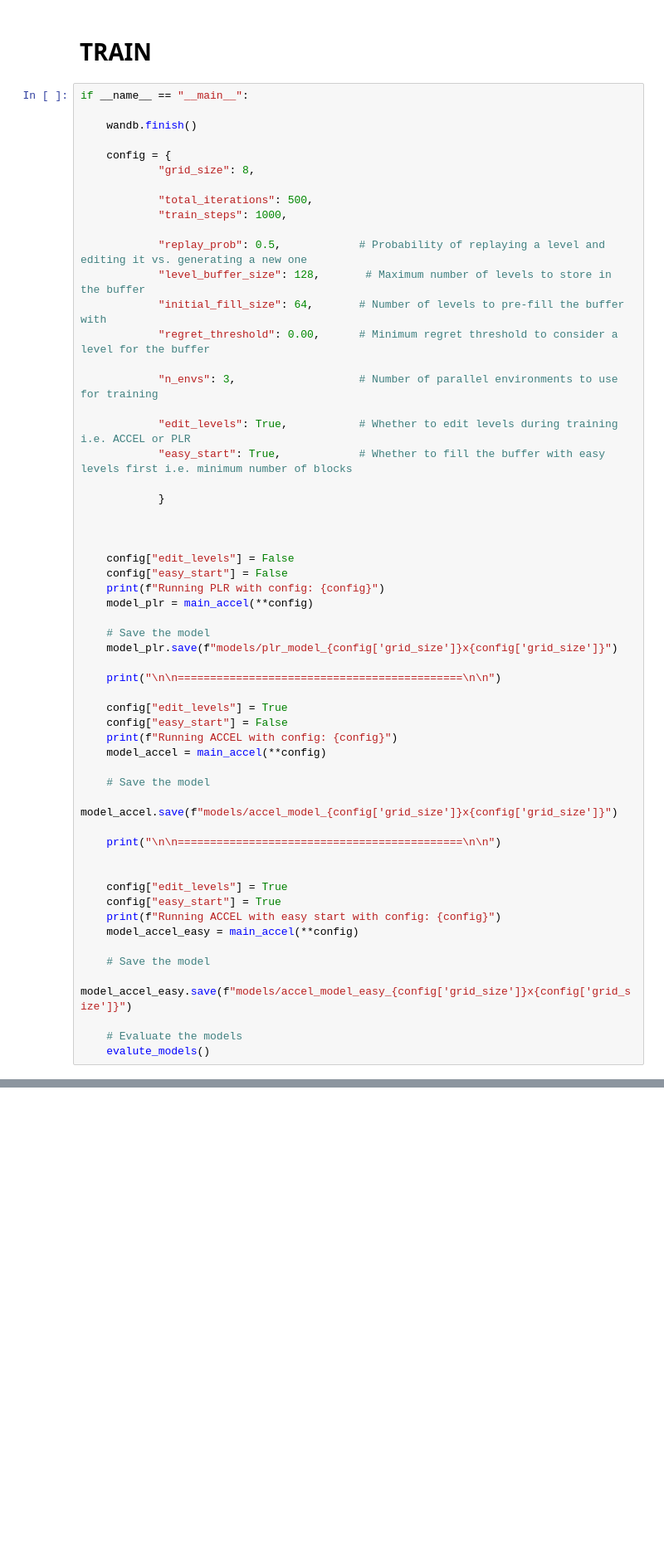
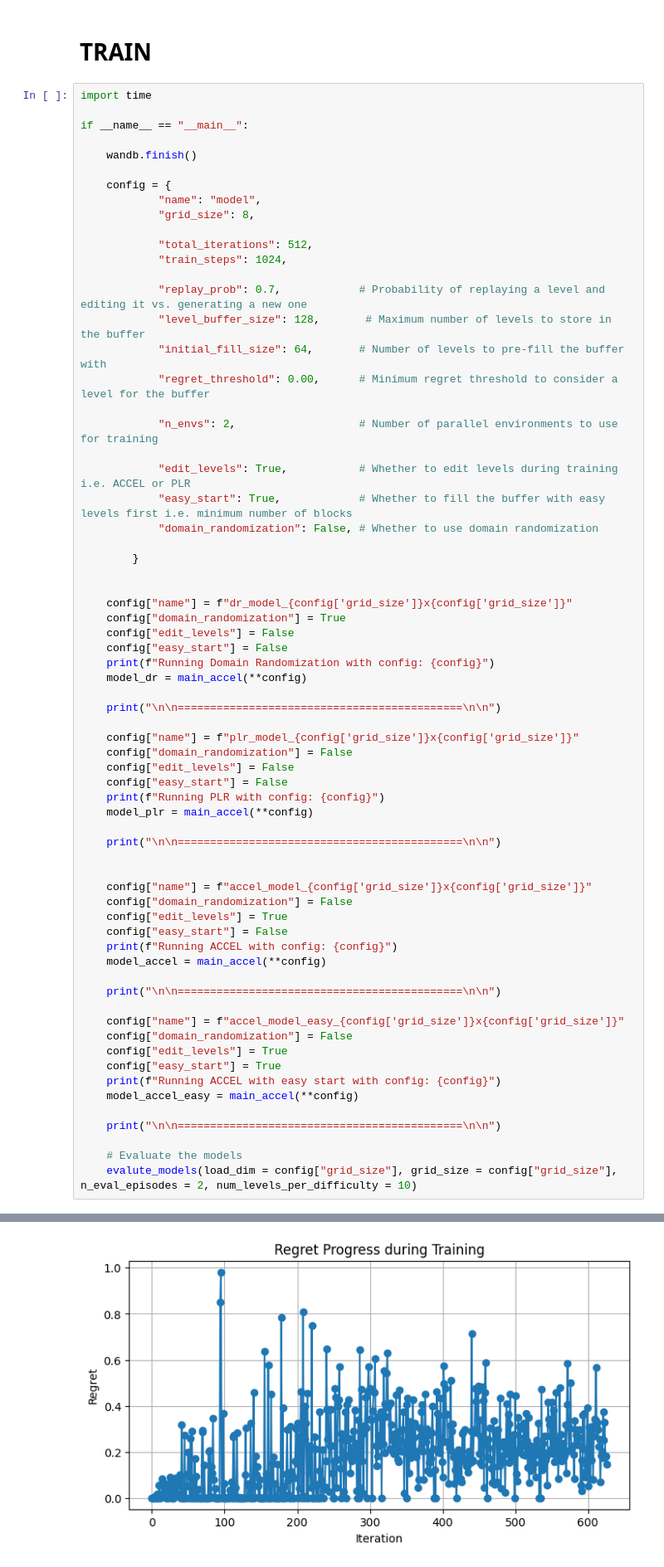
Before and after one commit to noostale/accel-adaptive-rl-env-curricula, a Jupyter notebook: accel.ipynb, the cells around one changed output, grey strips where cells are left out. Shown: that part at 83% size. Drawn from its saved outputs; the diff is of its cells as text; blank space fills up the shorter version.

```diff
--- a/accel.ipynb
+++ b/accel.ipynb
@@ -592,60 +643,71 @@ def main_accel(total_iterations, replay_prob, train_steps, level_buffer_size,
 # %% [markdown]
 # TRAIN
 # %%
+import time
+
 if __name__ == "__main__":
 
     wandb.finish()
 
     config = {
+            "name": "model",
             "grid_size": 8,
 
-            "total_iterations": 500,
-            "train_steps": 1000,
+            "total_iterations": 512,
+            "train_steps": 1024,
 
-            "replay_prob": 0.5,            # Probability of replaying a level and editing it vs. generating a new one
+            "replay_prob": 0.7,            # Probability of replaying a level and editing it vs. generating a new one
             "level_buffer_size": 128,       # Maximum number of levels to store in the buffer
             "initial_fill_size": 64,       # Number of levels to pre-fill the buffer with
             "regret_threshold": 0.00,      # Minimum regret threshold to consider a level for the buffer
 
-            "n_envs": 3,                   # Number of parallel environments to use for training
+            "n_envs": 2,                   # Number of parallel environments to use for training
 
             "edit_levels": True,           # Whether to edit levels during training i.e. ACCEL or PLR
             "easy_start": True,            # Whether to fill the buffer with easy levels first i.e. minimum number of blocks
+            "domain_randomization": False, # Whether to use domain randomization
 
-            }
+        }
 
 
+    config["name"] = f"dr_model_{config['grid_size']}x{config['grid_size']}"
+    config["domain_randomization"] = True
+    config["edit_levels"] = False
+    config["easy_start"] = False
+    print(f"Running Domain Randomization with config: {config}")
+    model_dr = main_accel(**config)
 
+    print("\n\n============================================\n\n")
+
+    config["name"] = f"plr_model_{config['grid_size']}x{config['grid_size']}"
+    config["domain_randomization"] = False
     config["edit_levels"] = False
     config["easy_start"] = False
     print(f"Running PLR with config: {config}")
     model_plr = main_accel(**config)
 
-    # Save the model
-    model_plr.save(f"models/plr_model_{config['grid_size']}x{config['grid_size']}")
-
     print("\n\n============================================\n\n")
 
+
+    config["name"] = f"accel_model_{config['grid_size']}x{config['grid_size']}"
+    config["domain_randomization"] = False
     config["edit_levels"] = True
     config["easy_start"] = False
     print(f"Running ACCEL with config: {config}")
     model_accel = main_accel(**config)
 
-    # Save the model
-    model_accel.save(f"models/accel_model_{config['grid_size']}x{config['grid_size']}")
-
     print("\n\n============================================\n\n")
 
-
+    config["name"] = f"accel_model_easy_{config['grid_size']}x{config['grid_size']}"
+    config["domain_randomization"] = False
     config["edit_levels"] = True
     config["easy_start"] = True
     print(f"Running ACCEL with easy start with config: {config}")
     model_accel_easy = main_accel(**config)
 
-    # Save the model
-    model_accel_easy.save(f"models/accel_model_easy_{config['grid_size']}x{config['grid_size']}")
+    print("\n\n============================================\n\n")
 
     # Evaluate the models
-    evalute_models()
+    evalute_models(load_dim = config["grid_size"], grid_size = config["grid_size"], n_eval_episodes = 2, num_levels_per_difficulty = 10)
 # %% [output]
 [interactive output not drawn]
@@ -658,0 +731 @@ Run history:
+[figure, added]
```
Also changed, not shown: parts of 11 cells of this notebook, 22 other files.
